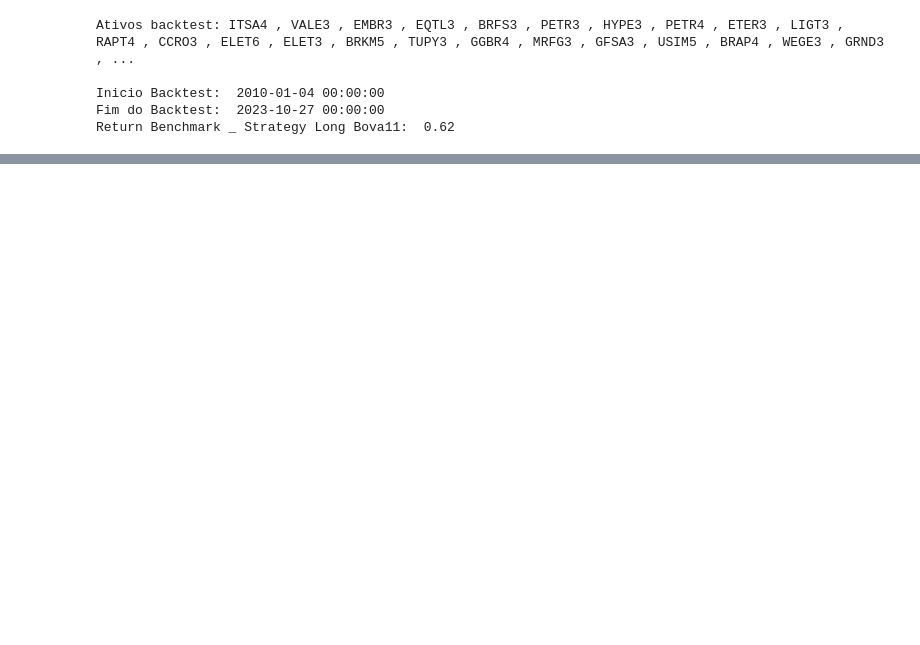
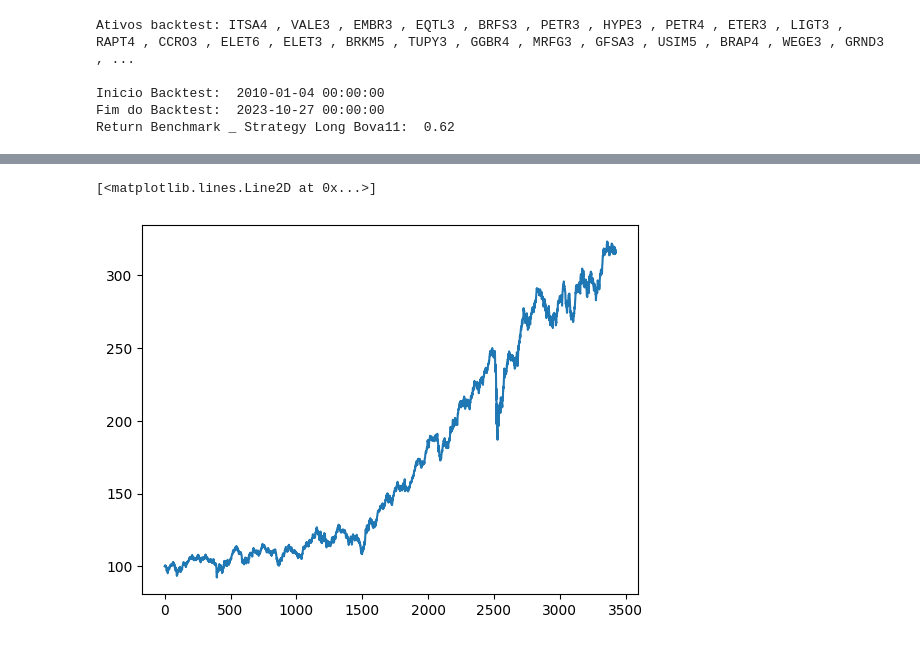
Before and after one commit to gassuncao27/quant_research_2023, a Jupyter notebook: model_tests2.ipynb, the cells around one changed output, grey strips where cells are left out. Saved outputs shown, nothing was run; the diff lists cells and outputs as text; code cells hidden in the pictures; blank space fills up the shorter version.

```diff
--- a/model_tests2.ipynb
+++ b/model_tests2.ipynb
@@ -305,0 +289,18 @@ plt.plot(capital_alocacao[:,-1])
+# %%
+equity_benchmark_cash =[100]
+
+for i, day in enumerate(stock_data.dates[1:], start=1):
+
+    linhas_correspondentes = cdi_data[(cdi_data[:, 2] == mes) & (cdi_data[:, 3] == ano)]
+    position_ticker = 0.5
+    day_return_cash = (linhas_correspondentes[0][1]+1)**(1/252)-1
+    day_return = backtest.calculate_return(stock_data.price_matrix[i-1, stock_data.tickers.index('BOVA11')], stock_data.price_matrix[i, stock_data.tickers.index('BOVA11')])
+    # print(f'Cash: {day_return_cash}')
+    # print(f'Equity: {day_return}')
+
+    equity_benchmark_cash.append( (day_return * equity_benchmark_cash[i-1]*0.5) + (day_return_cash * equity_benchmark_cash[i-1]*0.5) + equity_benchmark_cash[i-1])
+
+plt.plot(equity_benchmark_cash)
+# %% [output]
+[<matplotlib.lines.Line2D at 0x...>]
+[figure, added]
```
Also changed, not shown: parts of 17 cells of this notebook.
